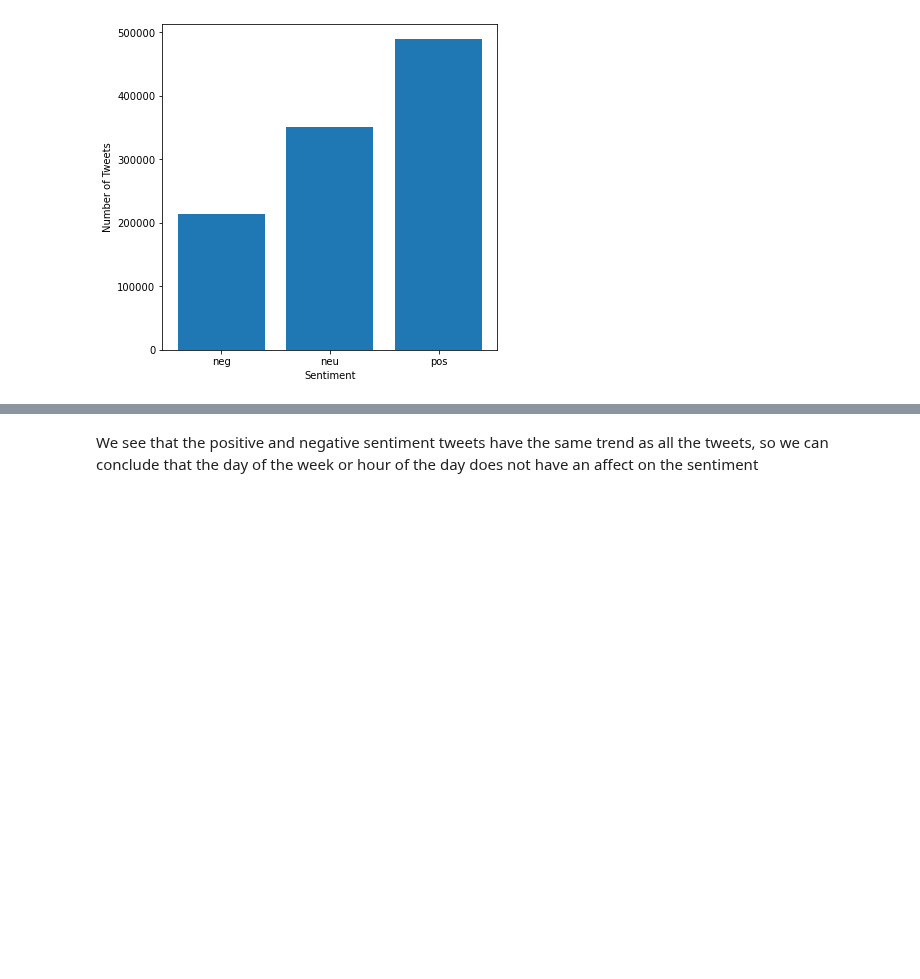
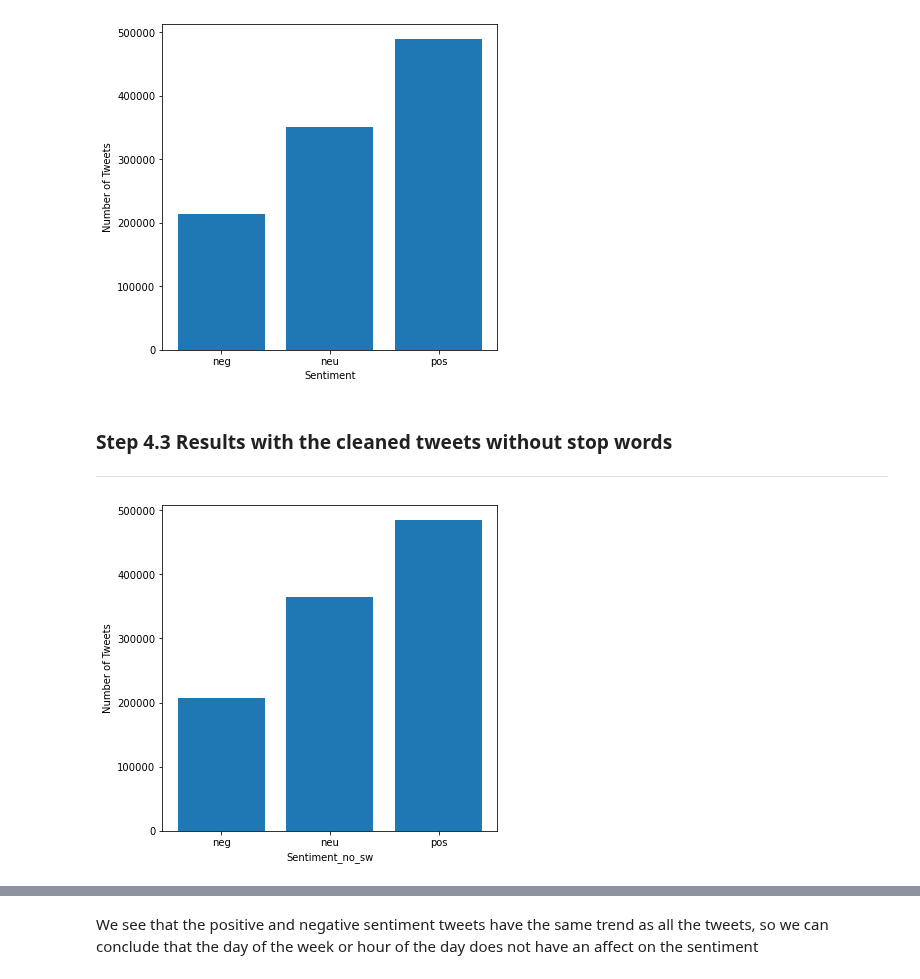
Before and after one commit to epfl-ada/ada-2020-project-milestone-p3-p3_musetti-adaletti, a Jupyter notebook: Creative_extension_analysis.ipynb, the cells around one changed output, grey strips where cells are left out. Saved outputs shown, nothing was run; the diff lists cells and outputs as text; code cells hidden in the pictures; blank space fills up the shorter version.

```diff
--- a/Creative_extension_analysis.ipynb
+++ b/Creative_extension_analysis.ipynb
@@ -517,7 +502,7 @@ analyzer = SentimentIntensityAnalyzer()
 # %%
-en_tweets['sent_score'] = [analyzer.polarity_scores(x)['compound'] for x in en_tweets['clean_tweets']]
+en_tweets['sent_score'] = [analyzer1.polarity_scores(x)['compound'] for x in en_tweets['clean_tweets']]
 # %%
-def sentiment(scores):
+def sentiment_05(scores):
     sents = []
     for score in scores:
         if score >= 0.05:
@@ -572,3 +561,20 @@ plt.ylabel('Number of Tweets')
 plt.show()
 # %% [output]
 [figure]
+# %% [markdown]
+### Step 4.3 Results with the cleaned tweets without stop words
+___
+# %%
+analyzer_no_sw = SentimentIntensityAnalyzer()
+en_tweets['sent_score_no_sw'] = [analyzer_no_sw.polarity_scores(x)['compound'] for x in en_tweets['no_sw_tweets']]
+
+en_tweets['sentiment_no_sw'] = sentiment_05(en_tweets.sent_score_no_sw)
+grouped_sents = en_tweets.groupby(by='sentiment_no_sw')
+
+plt.figure(figsize=(6,6))
+plt.bar(grouped_sents.size().index, grouped_sents.size().values, width=0.8)
+plt.xlabel('Sentiment_no_sw')
+plt.ylabel('Number of Tweets')
+plt.show()
+# %% [output]
+[figure, added]
```
Also changed, not shown: parts of 60 cells of this notebook, 1 other file.
